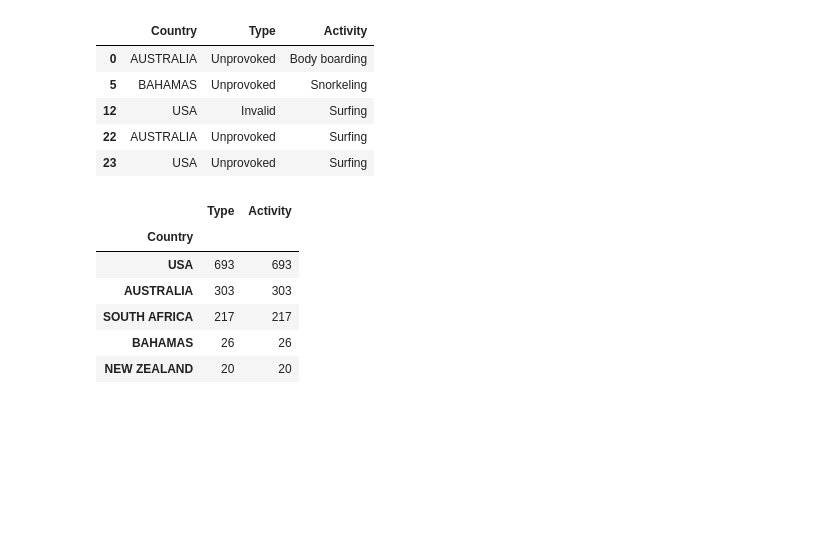
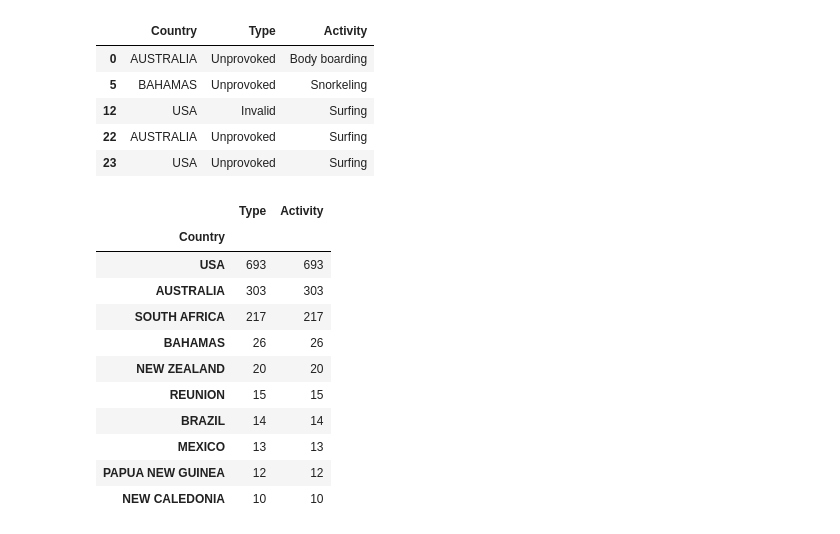
Before and after one commit to lunacatalan/bokeh-how-to, a Jupyter notebook: nbs/tutorial.ipynb, the cells around one changed output. Cells and saved outputs as stored; diff of their text form; code cells hidden in the pictures; blank space fills up the shorter version.

```diff
--- a/nbs/tutorial.ipynb
+++ b/nbs/tutorial.ipynb
@@ -364,17 +347,21 @@ shark_sub.head()
 | 22 | AUSTRALIA | Unprovoked | Surfing |
 | 23 | USA | Unprovoked | Surfing |
 # %%
-
 # prepare data for pie chart
 shark_pie = shark_sub.groupby([pd.Grouper(key = 'Country')]).count().sort_values(by = 'Activity',
                                                                                  ascending= False).head(10) # top 10 countries
-shark_pie.head()
+shark_pie
 # %% [output]
 |  | Type | Activity |
 | Country |  |  |
 | USA | 693 | 693 |
 | AUSTRALIA | 303 | 303 |
 | SOUTH AFRICA | 217 | 217 |
 | BAHAMAS | 26 | 26 |
 | NEW ZEALAND | 20 | 20 |
+| REUNION | 15 | 15 |
+| BRAZIL | 14 | 14 |
+| MEXICO | 13 | 13 |
+| PAPUA NEW GUINEA | 12 | 12 |
+| NEW CALEDONIA | 10 | 10 |
 # %%
```
Also changed, not shown: parts of 26 cells of this notebook, 3 other files.
